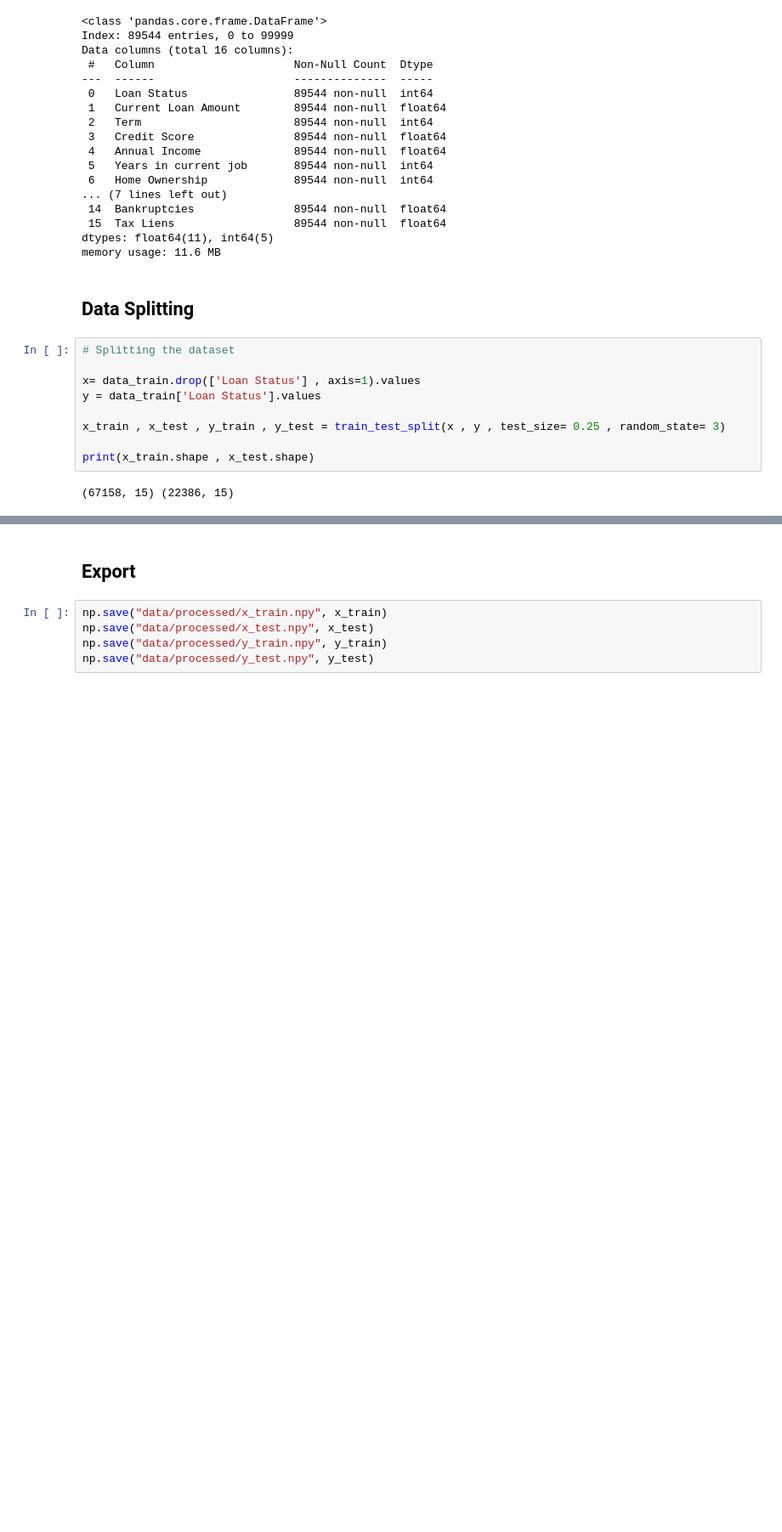
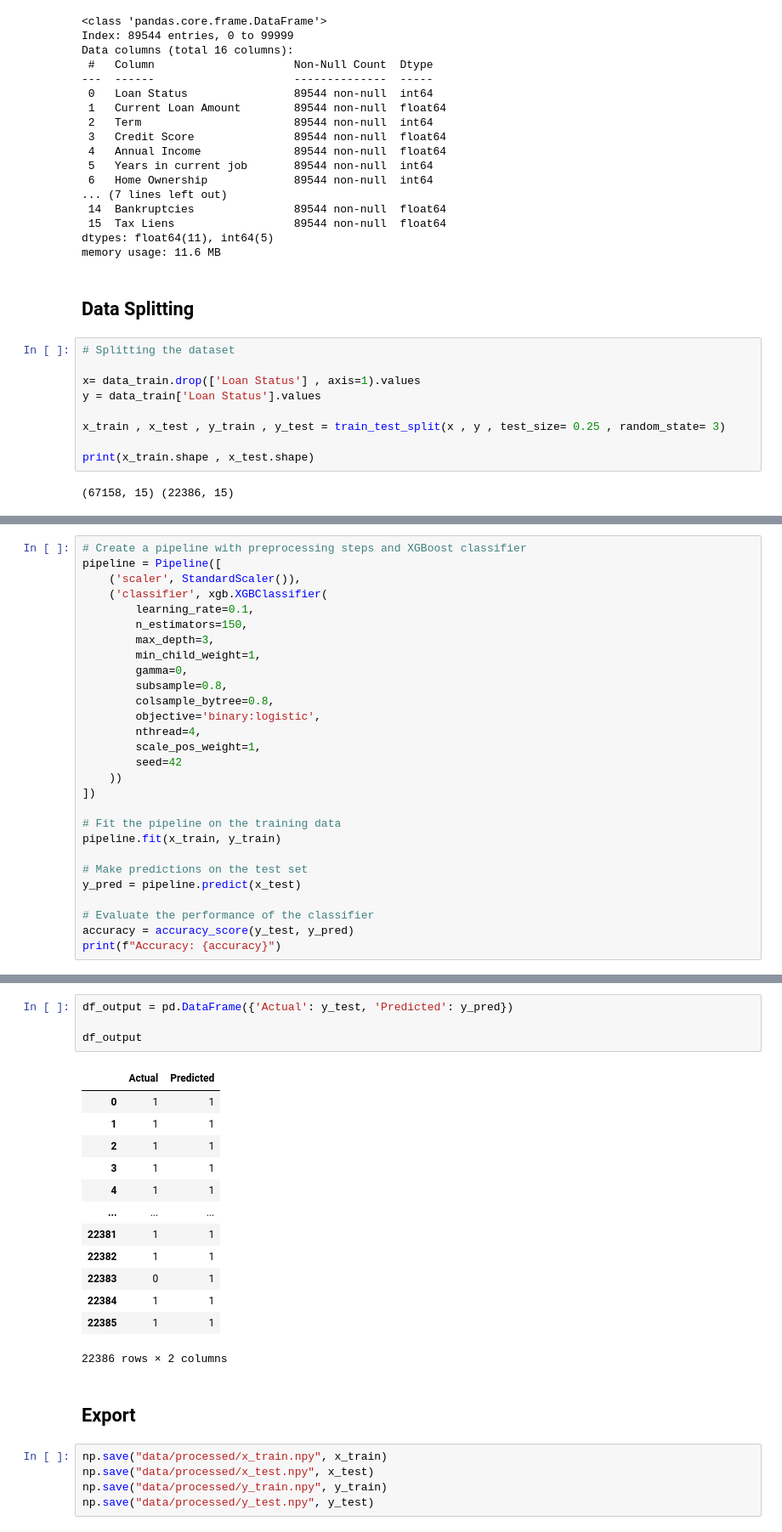
Before and after one commit to lrosati42/XAI_project, a Jupyter notebook: chandana_export.ipynb, the cells around one changed output, grey strips where cells are left out. Shown: that part at 85% size. Cells and saved outputs as stored; diff of their text form; blank space fills up the shorter version.

```diff
--- a/chandana_data_export.ipynb
+++ b/chandana_export.ipynb
@@ -548,0 +551,28 @@ print(x_train.shape , x_test.shape)
+# %%
+# Create a pipeline with preprocessing steps and XGBoost classifier
+pipeline = Pipeline([
+    ('scaler', StandardScaler()),
+    ('classifier', xgb.XGBClassifier(
+        learning_rate=0.1,
+        n_estimators=150,
+        max_depth=3,
+        min_child_weight=1,
+        gamma=0,
+        subsample=0.8,
+        colsample_bytree=0.8,
+        objective='binary:logistic',
+        nthread=4,
+        scale_pos_weight=1,
+        seed=42
+    ))
+])
+
+# Fit the pipeline on the training data
+pipeline.fit(x_train, y_train)
+
+# Make predictions on the test set
+y_pred = pipeline.predict(x_test)
+
+# Evaluate the performance of the classifier
+accuracy = accuracy_score(y_test, y_pred)
+print(f"Accuracy: {accuracy}")
@@ -549,3 +593,21 @@ print(x_train.shape , x_test.shape)
+# %%
+df_output = pd.DataFrame({'Actual': y_test, 'Predicted': y_pred})
+
+df_output
+# %% [output]
+|  | Actual | Predicted |
+| 0 | 1 | 1 |
+| 1 | 1 | 1 |
+| 2 | 1 | 1 |
+| 3 | 1 | 1 |
+| 4 | 1 | 1 |
+| ... | ... | ... |
+| 22381 | 1 | 1 |
+| 22382 | 1 | 1 |
+| 22383 | 0 | 1 |
+| 22384 | 1 | 1 |
+| 22385 | 1 | 1 |
+22386 rows × 2 columns
 # %% [markdown]
 ## Export
 # %%
```
Also changed, not shown: parts of 4 cells of this notebook, 1 other file.
